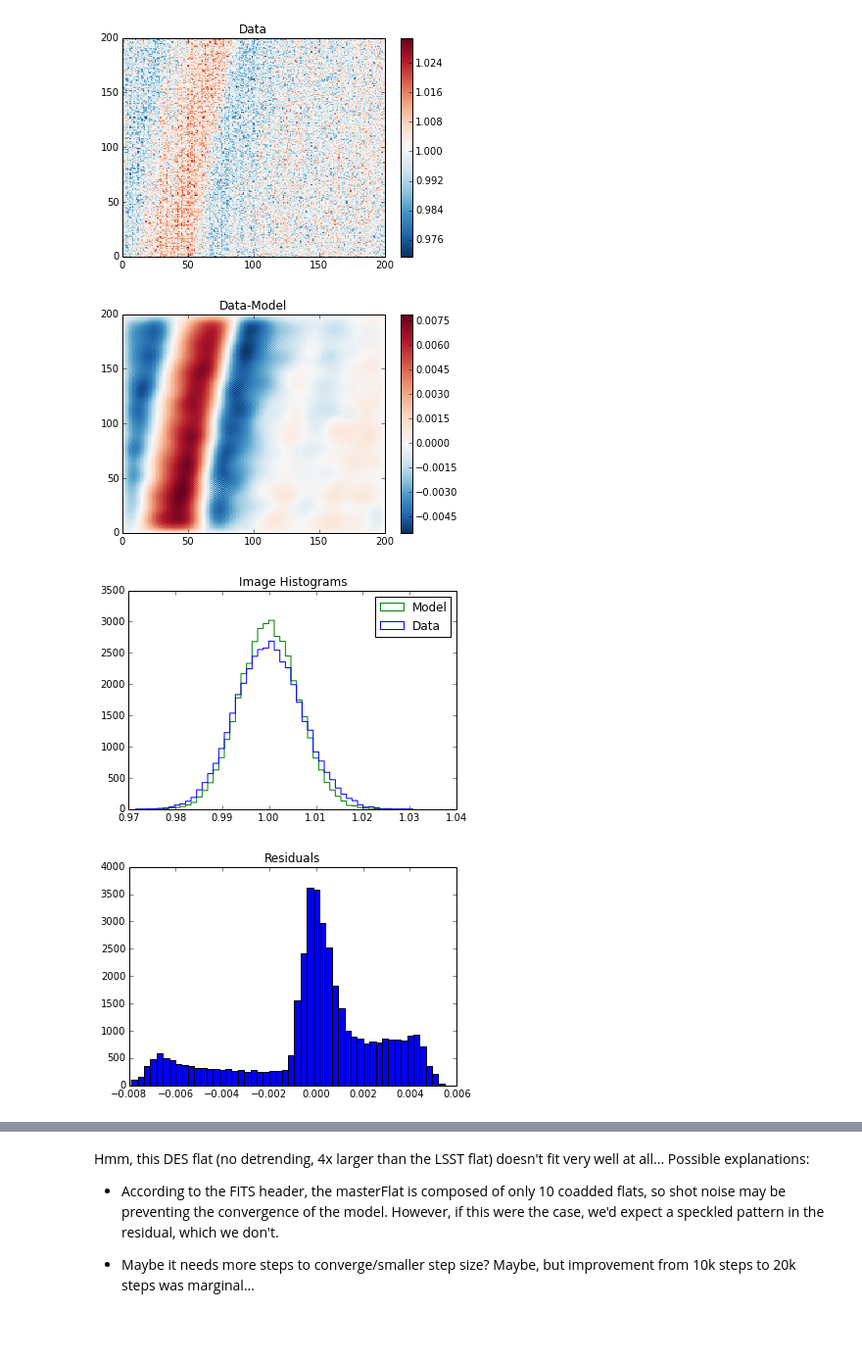
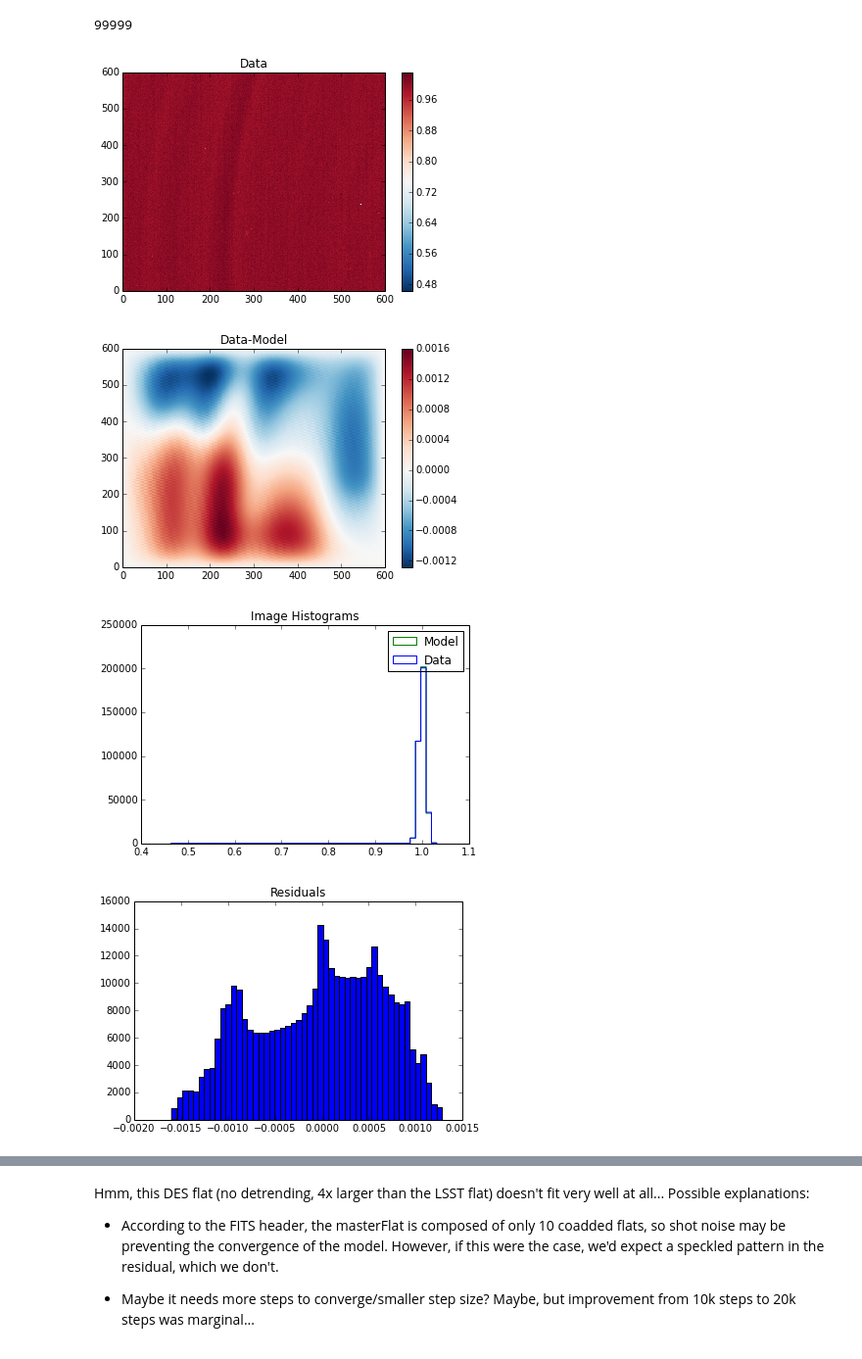
Before and after one commit to cpadavis/weak_sauce, a Jupyter notebook: notebooks/DES_masterflat.ipynb, the cells around one changed output, grey strips where cells are left out. Shown at 98% size. Saved outputs shown, nothing was run; the diff lists cells and outputs as text; code cells hidden in the pictures.

```diff
--- a/notebooks/DES_masterflat.ipynb
+++ b/notebooks/DES_masterflat.ipynb
@@ -13,10 +12,10 @@ from weak_sauce.grid import MoveableGrid
 # %%
 hdulist = fits.open('../data/masterFlat.fits.fz') #not in repo--need to put in local install's data dir
 # %%
-img = hdulist[1].data[900:1100,1400:1600]
+img = hdulist[1].data[700:1300,1100:1700]
 img = img/np.mean(img)
-[low,high] = zscale.zscale(img)
-plt.imshow(img,vmin=low,vmax=high)
+#[low,high] = zscale.zscale(img)
+plt.imshow(img)#,vmin=low,vmax=high)
 plt.figure()
 _ = plt.hist(img.flatten())
 data_rel_flux_map = img
@@ -26,30 +25,20 @@ data_rel_flux_map = img
 # %%
 data_like_mover = UniformIlluminationMover()
-data_like_source = Source(num_x=201)
+data_like_source = Source(num_x=data_rel_flux_map.shape[0] + 1)
 data_like_source.fluxes += 1 #fit to flat field
 data_mg = MoveableGrid(data_like_source,data_like_mover)
 fitter = FlatFitter(data_rel_flux_map, luminosity=1)
 oldlnlike = -10000
 lnlike = -10000
-for stepnum in xrange(20000):
-    fitter(data_mg.source, step_size=1e-3)
+for stepnum in xrange(100000):
+    fitter(data_mg.source, step_size=1e-2)
     lnlike, oldlnlike = fitter.lnlike(data_mg.source.vertices, data_mg.source.fluxes), lnlike
     if lnlike < oldlnlike:
         break
-data_mg.source.plot(data_rel_flux_map, pcolormesh_kwargs_in={'linewidths':0})
-plt.title('Data')
-data_mg.source.plot(data_rel_flux_map - data_mg.source.fluxes, pcolormesh_kwargs_in={'linewidths':0})
-plt.title('Data-Model')
-plt.figure()
-plt.title('Image Histograms')
-_ = plt.hist([data_rel_flux_map.flatten(), data_mg.source.fluxes.flatten()],
-             bins=50, histtype='step',label=['Data','Model'])
-plt.legend()
-plt.figure()
-plt.title('Residuals')
-_ = plt.hist((data_mg.source.fluxes - data_rel_flux_map).flatten(),bins=50)
+print(stepnum)
 # %% [output]
+99999
-[figure, old version]
+[figure, new version]
-[figure, old version]
+[figure, new version]
-[figure, old version]
+[figure, new version]
-[figure, old version]
+[figure, new version]
```
Also changed, not shown: parts of 17 cells of this notebook, 19 other files.
